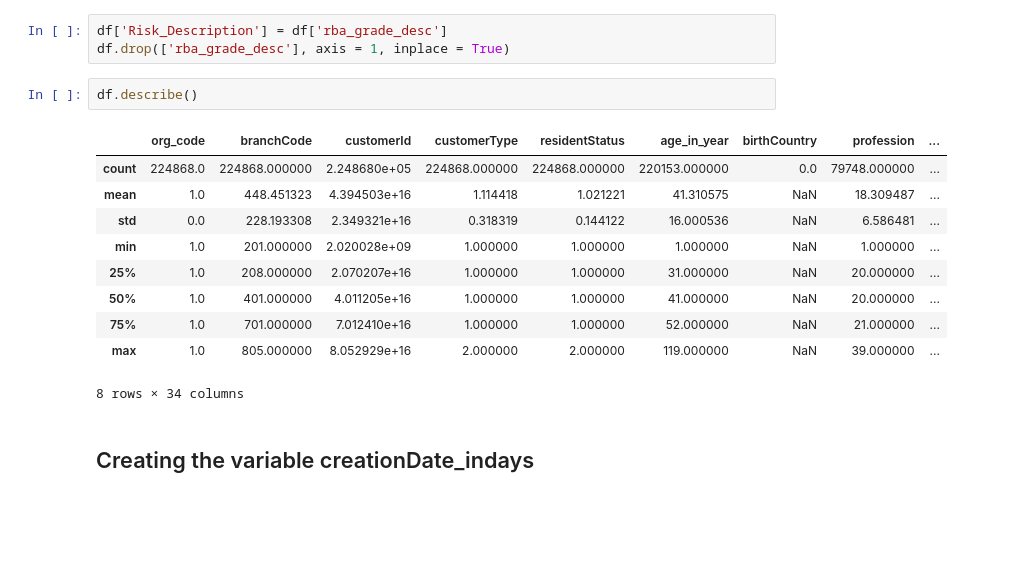
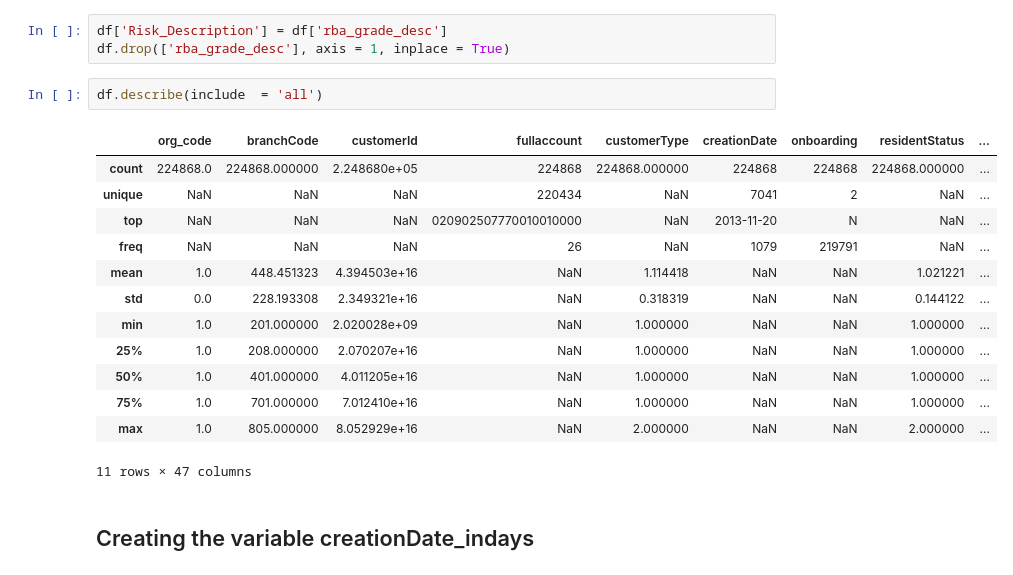
Before and after one commit to Pierre-mulliez1/cleaning_Python, a Jupyter notebook: Data_cleaning.ipynb, the cells around one changed output. Cells and saved outputs as stored; diff of their text form; blank space fills up the shorter version.

```diff
--- a/Data_cleaning.ipynb
+++ b/Data_cleaning.ipynb
@@ -14,18 +12,21 @@ KeyboardInterrupt:
 df['Risk_Description'] = df['rba_grade_desc']
 df.drop(['rba_grade_desc'], axis = 1, inplace = True)
 # %%
-df.describe()
+df.describe(include  = 'all')
 # %% [output]
-|  | org_code | branchCode | customerId | customerType | residentStatus | age_in_year | birthCountry | profession | ... |
-| count | 224868.0 | 224868.000000 | 2.248680e+05 | 224868.000000 | 224868.000000 | 220153.000000 | 0.0 | 79748.000000 | ... |
-| mean | 1.0 | 448.451323 | 4.394503e+16 | 1.114418 | 1.021221 | 41.310575 | NaN | 18.309487 | ... |
-| std | 0.0 | 228.193308 | 2.349321e+16 | 0.318319 | 0.144122 | 16.000536 | NaN | 6.586481 | ... |
-| min | 1.0 | 201.000000 | 2.020028e+09 | 1.000000 | 1.000000 | 1.000000 | NaN | 1.000000 | ... |
-| 25% | 1.0 | 208.000000 | 2.070207e+16 | 1.000000 | 1.000000 | 31.000000 | NaN | 20.000000 | ... |
-| 50% | 1.0 | 401.000000 | 4.011205e+16 | 1.000000 | 1.000000 | 41.000000 | NaN | 20.000000 | ... |
-| 75% | 1.0 | 701.000000 | 7.012410e+16 | 1.000000 | 1.000000 | 52.000000 | NaN | 21.000000 | ... |
-| max | 1.0 | 805.000000 | 8.052929e+16 | 2.000000 | 2.000000 | 119.000000 | NaN | 39.000000 | ... |
+|  | org_code | branchCode | customerId | fullaccount | customerType | creationDate | onboarding | residentStatus | ... |
+| count | 224868.0 | 224868.000000 | 2.248680e+05 | 224868 | 224868.000000 | 224868 | 224868 | 224868.000000 | ... |
+| unique | NaN | NaN | NaN | 220434 | NaN | 7041 | 2 | NaN | ... |
+| top | NaN | NaN | NaN | 020902507770010010000 | NaN | 2013-11-20 | N | NaN | ... |
+| freq | NaN | NaN | NaN | 26 | NaN | 1079 | 219791 | NaN | ... |
+| mean | 1.0 | 448.451323 | 4.394503e+16 | NaN | 1.114418 | NaN | NaN | 1.021221 | ... |
+| std | 0.0 | 228.193308 | 2.349321e+16 | NaN | 0.318319 | NaN | NaN | 0.144122 | ... |
+| min | 1.0 | 201.000000 | 2.020028e+09 | NaN | 1.000000 | NaN | NaN | 1.000000 | ... |
+| 25% | 1.0 | 208.000000 | 2.070207e+16 | NaN | 1.000000 | NaN | NaN | 1.000000 | ... |
+| 50% | 1.0 | 401.000000 | 4.011205e+16 | NaN | 1.000000 | NaN | NaN | 1.000000 | ... |
+| 75% | 1.0 | 701.000000 | 7.012410e+16 | NaN | 1.000000 | NaN | NaN | 1.000000 | ... |
+| max | 1.0 | 805.000000 | 8.052929e+16 | NaN | 2.000000 | NaN | NaN | 2.000000 | ... |
-8 rows × 34 columns
+11 rows × 47 columns
 # %% [markdown]
 ## Creating the variable creationDate_indays
 # %%
```
Also changed, not shown: parts of 13 cells of this notebook.
